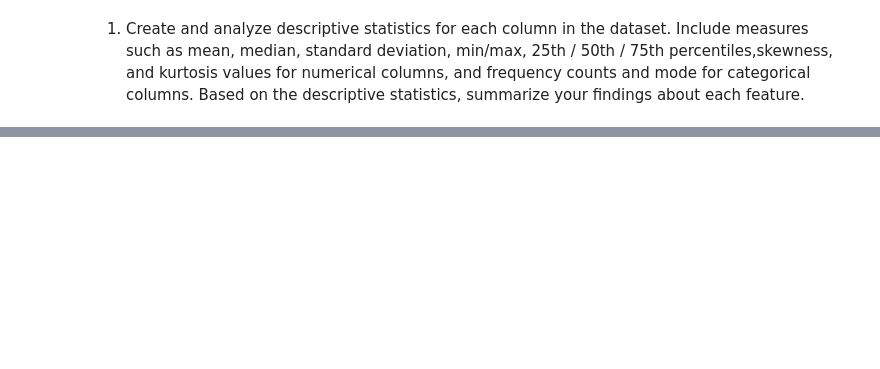
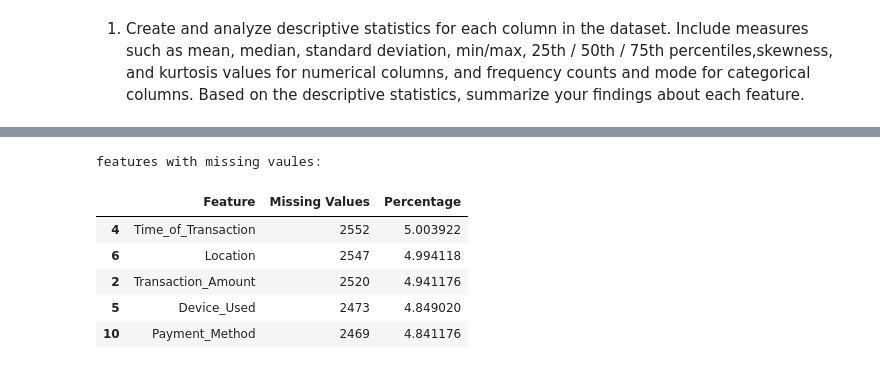
Before and after one commit to ruksad/descriptive-stats, a Jupyter notebook: lectures/24_22Mar_weekend/assignment/RYPDI0GT7H.ipynb, the cells around one changed output, grey strips where cells are left out. Cells and saved outputs as stored; diff of their text form; code cells hidden in the pictures; blank space fills up the shorter version.

```diff
--- a/lectures/24_22Mar_weekend/assignment/RYPDI0GT7H.ipynb
+++ b/lectures/24_22Mar_weekend/assignment/RYPDI0GT7H.ipynb
@@ -130,3 +119,27 @@ colour within this block?)
 (c) Based on your observations, propose and implement appropriate handling strategies for the missing values. Justify your approach for each feature.
 (d) After implementing your strategy, report the final data size. Are there any rows or
 columns that were completely dropped? Explain why.
+# %%
+# Identify which features contain missing values and quantify them both in terms of rows and columns.
+
+missing_vaules= fraud_data.isnull().sum()
+
+
+# Quantify missing values
+missing_values_summary = pd.DataFrame({
+    'Feature': missing_vaules.index,
+    'Missing Values': missing_vaules.values,
+    'Percentage': (missing_vaules.values / len(fraud_data)) * 100
+})
+
+missing_values_summary= missing_values_summary[missing_values_summary['Missing Values']>0].sort_values(by='Missing Values', ascending=False)
+print('features with missing vaules:')
+missing_values_summary
+# %% [output]
+features with missing vaules:
+|  | Feature | Missing Values | Percentage |
+| 4 | Time_of_Transaction | 2552 | 5.003922 |
+| 6 | Location | 2547 | 4.994118 |
+| 2 | Transaction_Amount | 2520 | 4.941176 |
+| 5 | Device_Used | 2473 | 4.849020 |
+| 10 | Payment_Method | 2469 | 4.841176 |
```
Also changed, not shown: parts of 7 cells of this notebook.
